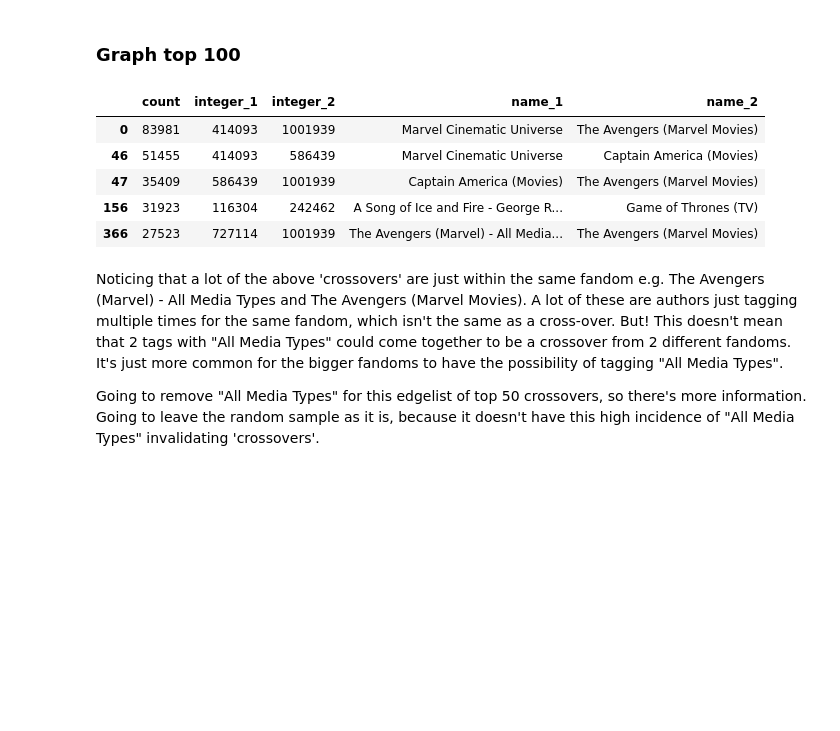
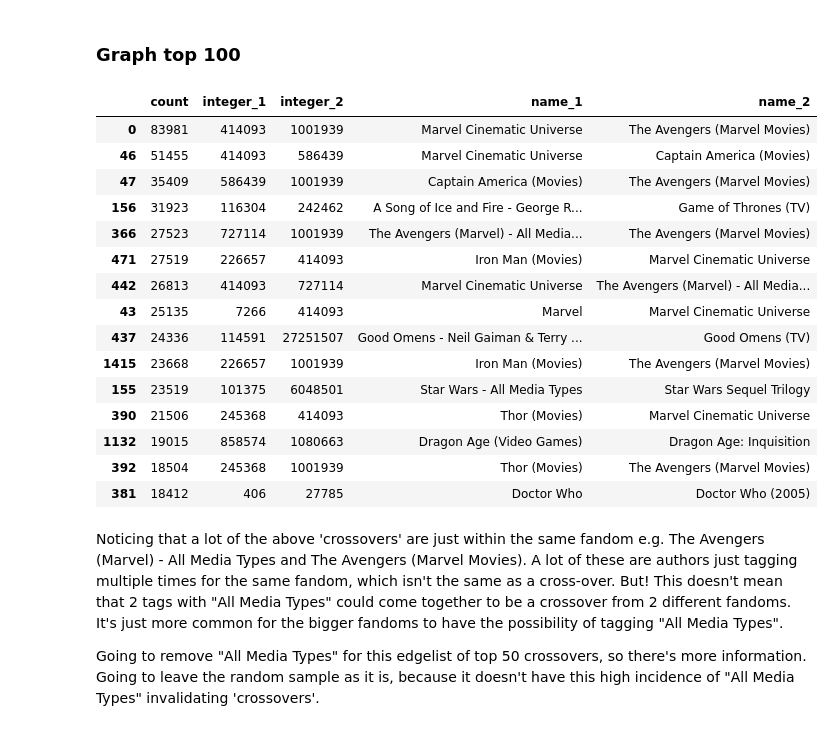
Before and after one commit to joelleneyap/fandomstudies, a Jupyter notebook: fandom_networkx.ipynb, the cells around one changed output. Saved outputs shown, nothing was run; the diff lists cells and outputs as text; code cells hidden in the pictures; blank space fills up the shorter version.

```diff
--- a/fandom_networkx.ipynb
+++ b/fandom_networkx.ipynb
@@ -366,14 +353,24 @@ Interpretation: the bigger the node, the greater the degree. the darker the colo
 # %% [markdown]
 ### Graph top 100
 # %%
-top_edgelist.head()
+top_edgelist.head(15)
 # %% [output]
 |  | count | integer_1 | integer_2 | name_1 | name_2 |
 | 0 | 83981 | 414093 | 1001939 | Marvel Cinematic Universe | The Avengers (Marvel Movies) |
 | 46 | 51455 | 414093 | 586439 | Marvel Cinematic Universe | Captain America (Movies) |
 | 47 | 35409 | 586439 | 1001939 | Captain America (Movies) | The Avengers (Marvel Movies) |
 | 156 | 31923 | 116304 | 242462 | A Song of Ice and Fire - George R... | Game of Thrones (TV) |
 | 366 | 27523 | 727114 | 1001939 | The Avengers (Marvel) - All Media... | The Avengers (Marvel Movies) |
+| 471 | 27519 | 226657 | 414093 | Iron Man (Movies) | Marvel Cinematic Universe |
+| 442 | 26813 | 414093 | 727114 | Marvel Cinematic Universe | The Avengers (Marvel) - All Media... |
+| 43 | 25135 | 7266 | 414093 | Marvel | Marvel Cinematic Universe |
+| 437 | 24336 | 114591 | 27251507 | Good Omens - Neil Gaiman & Terry ... | Good Omens (TV) |
+| 1415 | 23668 | 226657 | 1001939 | Iron Man (Movies) | The Avengers (Marvel Movies) |
+| 155 | 23519 | 101375 | 6048501 | Star Wars - All Media Types | Star Wars Sequel Trilogy |
+| 390 | 21506 | 245368 | 414093 | Thor (Movies) | Marvel Cinematic Universe |
+| 1132 | 19015 | 858574 | 1080663 | Dragon Age (Video Games) | Dragon Age: Inquisition |
+| 392 | 18504 | 245368 | 1001939 | Thor (Movies) | The Avengers (Marvel Movies) |
+| 381 | 18412 | 406 | 27785 | Doctor Who | Doctor Who (2005) |
 # %% [markdown]
 Noticing that a lot of the above 'crossovers' are just within the same fandom e.g. The Avengers (Marvel) - All Media Types and The Avengers (Marvel Movies). A lot of these are authors just tagging multiple times for the same fandom, which isn't the same as a cross-over. But! This doesn't mean that 2 tags with "All Media Types" could come together to be a crossover from 2 different fandoms. It's just more common for the bigger fandoms to have the possibility of tagging "All Media Types".
 
```
Also changed, not shown: parts of 16 cells of this notebook, 1 other file.
